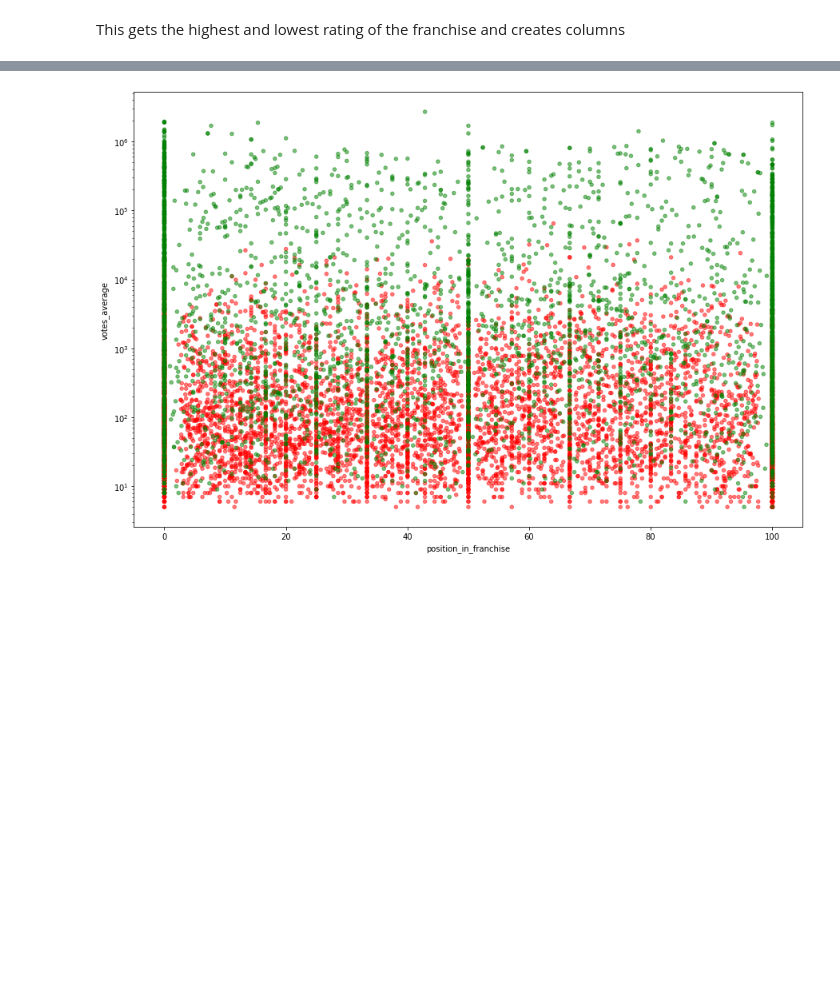
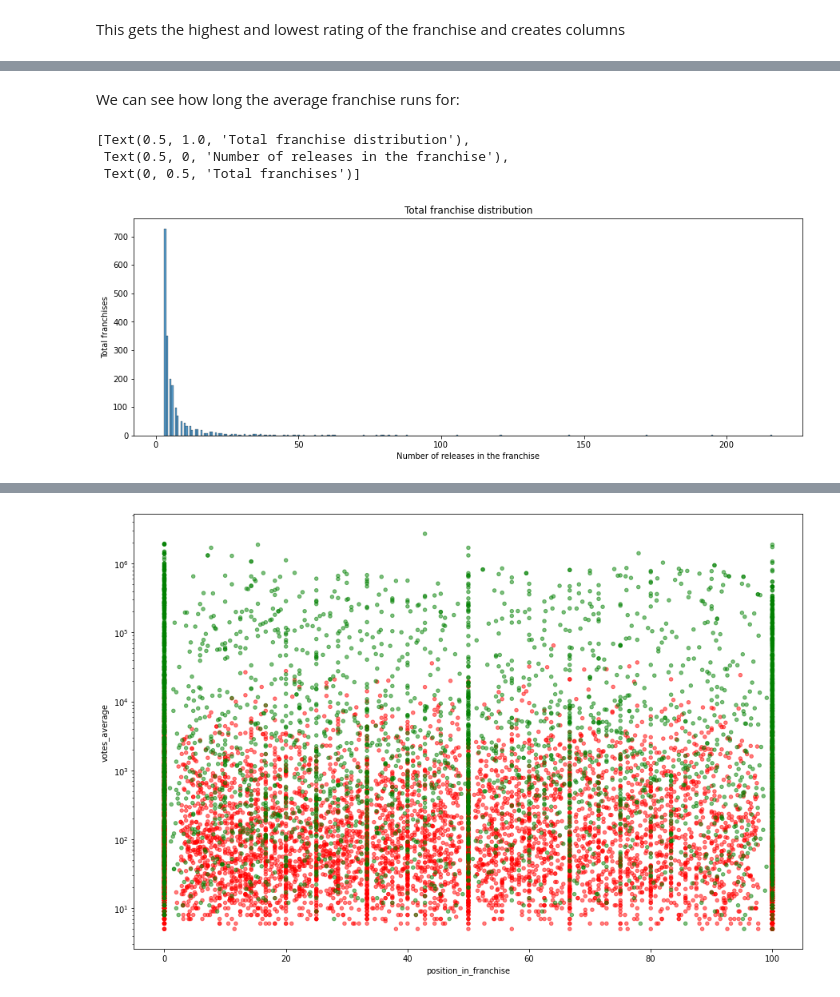
Before and after one commit to adambrennan150/Franchises, a Jupyter notebook: RQ1.ipynb, the cells around one changed output, grey strips where cells are left out. Drawn from its saved outputs; the diff is of its cells as text; code cells hidden in the pictures; blank space fills up the shorter version.

```diff
--- a/RQ1.ipynb
+++ b/RQ1.ipynb
@@ -55,0 +50,11 @@ df.sample()
+# %% [markdown]
+We can see how long the average franchise runs for:
+# %%
+plt.figure(figsize=(15, 5))
+sns.histplot(data = df.groupby('franchise_id')['franchise_count'].first().reset_index(), \
+             x='franchise_count').set(title = 'Total franchise distribution', xlabel = 'Number of releases in the franchise', ylabel = "Total franchises")
+# %% [output]
+[Text(0.5, 1.0, 'Total franchise distribution'),
+ Text(0.5, 0, 'Number of releases in the franchise'),
+ Text(0, 0.5, 'Total franchises')]
+[figure, added]
```
Also changed, not shown: parts of 45 cells of this notebook.
